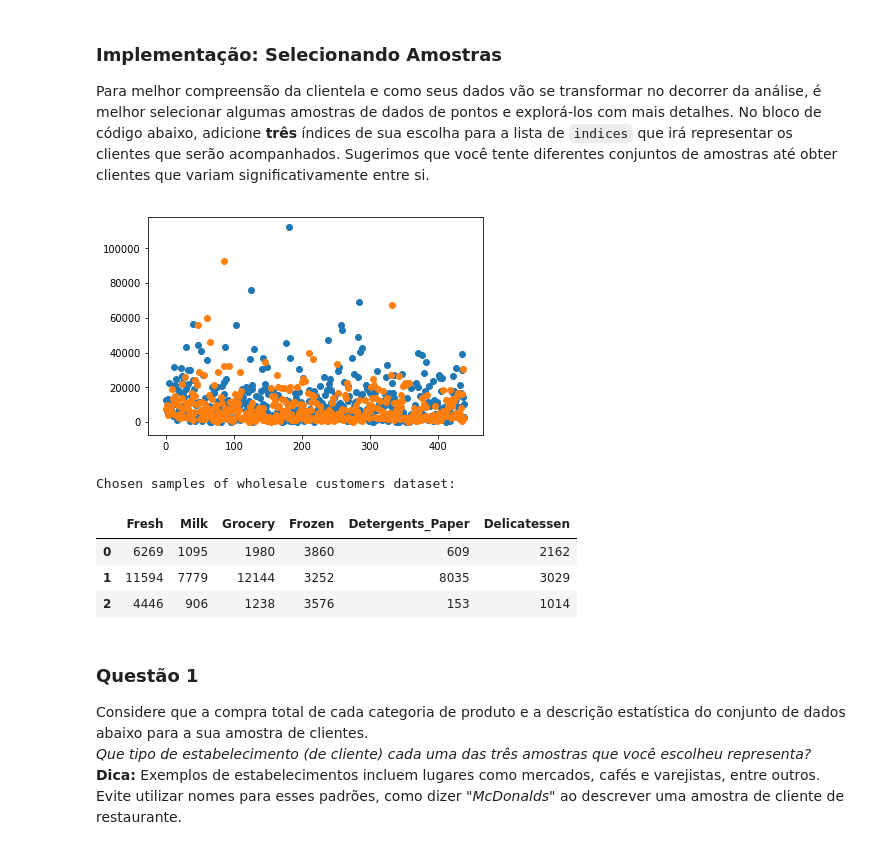
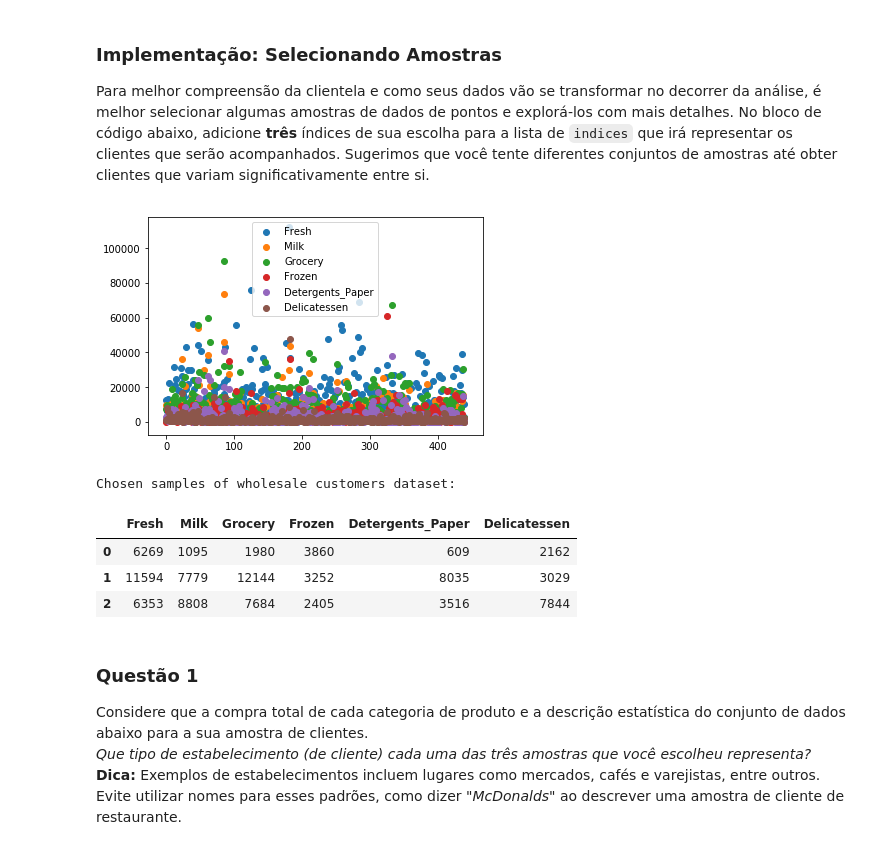
Before and after one commit to kevinszczpanski/Machine-Learning-NanoDegree, a Jupyter notebook: customer_segments/customer_segments_PT.ipynb, the cells around one changed output. Cells and saved outputs as stored; diff of their text form; code cells hidden in the pictures.

```diff
--- a/customer_segments/customer_segments_PT.ipynb
+++ b/customer_segments/customer_segments_PT.ipynb
@@ -68,19 +68,21 @@ data.head()
 ### Implementação: Selecionando Amostras
 Para melhor compreensão da clientela e como seus dados vão se transformar no decorrer da análise, é melhor selecionar algumas amostras de dados de pontos e explorá-los com mais detalhes. No bloco de código abaixo, adicione **três** índices de sua escolha para a lista de `indices` que irá representar os clientes que serão acompanhados. Sugerimos que você tente diferentes conjuntos de amostras até obter clientes que variam significativamente entre si.
 # %%
+#Olha a distribuição dos dados de cada feature, para procurar por exemplos interessantes
+
 plt.scatter(data.index,data['Fresh'])
-#plt.scatter(data.index,data['Milk'])
+plt.scatter(data.index,data['Milk'])
 plt.scatter(data.index,data['Grocery'])
-#plt.scatter(data.index,data['Frozen'])
-#plt.scatter(data.index,data['Detergents_Paper'])
-#plt.scatter(data.index,data['Delicatessen'])
-#plt.legend()
+plt.scatter(data.index,data['Frozen'])
+plt.scatter(data.index,data['Detergents_Paper'])
+plt.scatter(data.index,data['Delicatessen'])
+plt.legend()
 plt.show()
 # %% [output]
-[figure, old version]
+[figure, new version]
 # %%
 # TODO: Selecione três índices de sua escolha que você gostaria de obter como amostra do conjunto de dados
-indices = [50,100,400]
+indices = [50,100,2]
 
 # Crie um DataFrame das amostras escolhidas
 samples = pd.DataFrame(data.loc[indices], columns = data.keys()).reset_index(drop = True)
@@ -91,7 +93,7 @@ Chosen samples of wholesale customers dataset:
 |  | Fresh | Milk | Grocery | Frozen | Detergents_Paper | Delicatessen |
 | 0 | 6269 | 1095 | 1980 | 3860 | 609 | 2162 |
 | 1 | 11594 | 7779 | 12144 | 3252 | 8035 | 3029 |
-| 2 | 4446 | 906 | 1238 | 3576 | 153 | 1014 |
+| 2 | 6353 | 8808 | 7684 | 2405 | 3516 | 7844 |
 # %% [markdown]
 ### Questão 1
 Considere que a compra total de cada categoria de produto e a descrição estatística do conjunto de dados abaixo para a sua amostra de clientes.
```
Also changed, not shown: parts of 5 cells of this notebook.
